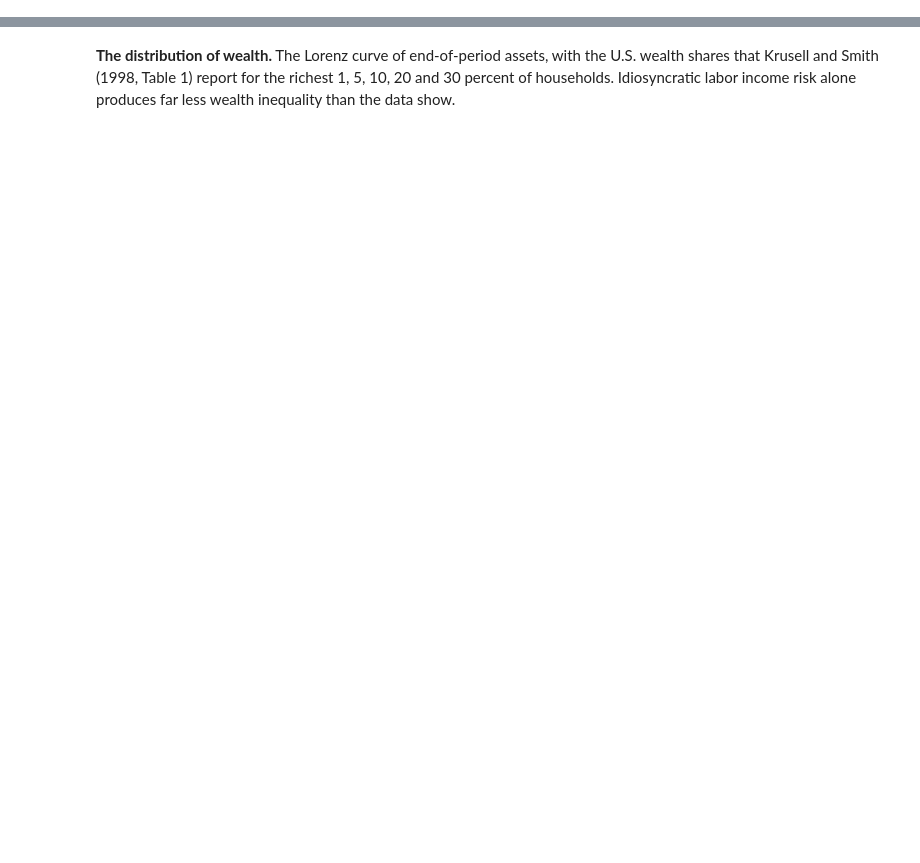
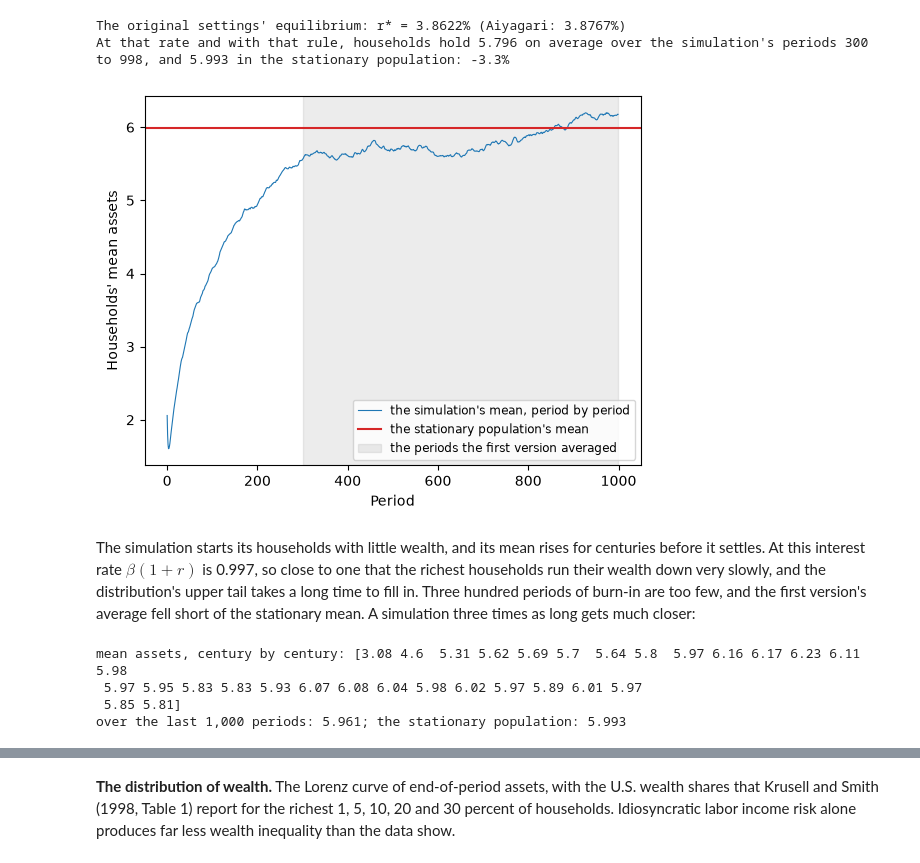
Before and after one commit to econ-ark/Aiyagari1994QJE, a Jupyter notebook: AiyagariMarkovHARK.ipynb, the cells around one changed output, grey strips where cells are left out. Cells and saved outputs as stored; diff of their text form; code cells hidden in the pictures; blank space fills up the shorter version.

```diff
--- a/AiyagariMarkovHARK.ipynb
+++ b/AiyagariMarkovHARK.ipynb
@@ -256,0 +136,38 @@ plt.show()
+# %%
+original = aiyagari.solve_equilibrium(cal, settings=LEVELS["original"])
+r0, W0 = original.interest_rate, original.wage
+simulated = W0 * original.households.history["aNrm"].mean(axis=1)  # mean assets in each simulated period
+exact = W0 * aiyagari.stationary_population(original.households, r0).mean_assets
+window = slice(cal.periods - cal.periods_averaged, cal.periods - 1)
+print(f"The original settings' equilibrium: r* = {100 * r0:.4f}% (Aiyagari: 3.8767%)")
+print(f"At that rate and with that rule, households hold {simulated[window].mean():.3f} on average over the simulation's "
+      f"periods {window.start} to {window.stop - 1}, and {exact:.3f} in the stationary population: "
+      f"{100 * (simulated[window].mean() / exact - 1):+.1f}%")
+
+fig, ax = plt.subplots(figsize=(6.4, 4.8))
+ax.plot(simulated, color="C0", linewidth=0.8, label="the simulation's mean, period by period")
+ax.axhline(exact, color="C3", label="the stationary population's mean")
+ax.axvspan(window.start, window.stop, color="gray", alpha=0.15, label="the periods the first version averaged")
+ax.set(xlabel="Period", ylabel="Households' mean assets")
+ax.legend(loc="lower right", fontsize="small")
+plt.show()
+# %% [output]
+The original settings' equilibrium: r* = 3.8622% (Aiyagari: 3.8767%)
+At that rate and with that rule, households hold 5.796 on average over the simulation's periods 300 to 998, and 5.993 in the stationary population: -3.3%
+[figure, added]
+# %% [markdown]
+The simulation starts its households with little wealth, and its mean rises for centuries before it settles. At this interest rate $\beta(1+r)$ is 0.997, so close to one that the richest households run their wealth down very slowly, and the distribution's upper tail takes a long time to fill in. Three hundred periods of burn-in are too few, and the first version's average fell short of the stationary mean. A simulation three times as long gets much closer:
+# %%
+from dataclasses import replace
+
+longer = replace(cal, periods=3000, periods_averaged=1000)
+h = aiyagari.make_households(longer, settings=LEVELS["original"])
+aiyagari.simulate(h, r0)
+by_century = W0 * h.history["aNrm"].mean(axis=1).reshape(30, 100).mean(axis=1)
+print("mean assets, century by century:", np.round(by_century, 2))
+print(f"over the last 1,000 periods: {W0 * h.history['aNrm'][2000:2999].mean():.3f}; the stationary population: {exact:.3f}")
+# %% [output]
+mean assets, century by century: [3.08 4.6  5.31 5.62 5.69 5.7  5.64 5.8  5.97 6.16 6.17 6.23 6.11 5.98
+ 5.97 5.95 5.83 5.83 5.93 6.07 6.08 6.04 5.98 6.02 5.97 5.89 6.01 5.97
+ 5.85 5.81]
+over the last 1,000 periods: 5.961; the stationary population: 5.993
```
Also changed, not shown: parts of 56 cells of this notebook, 26 other files.
